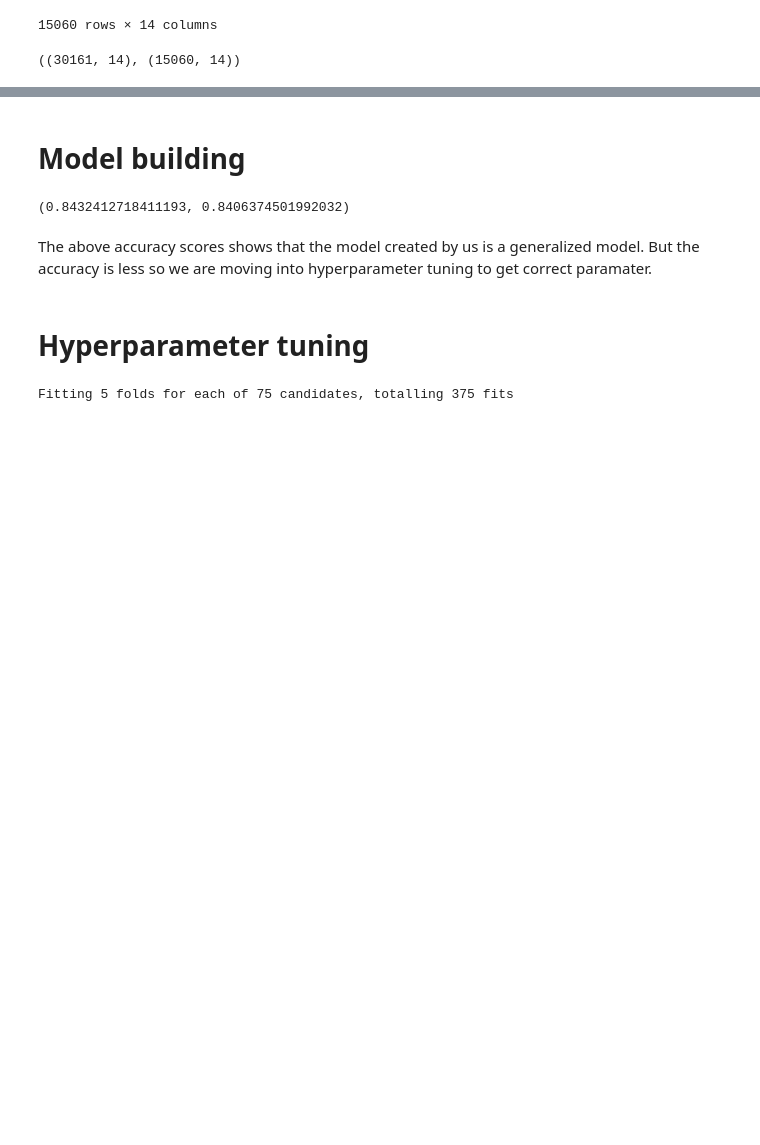
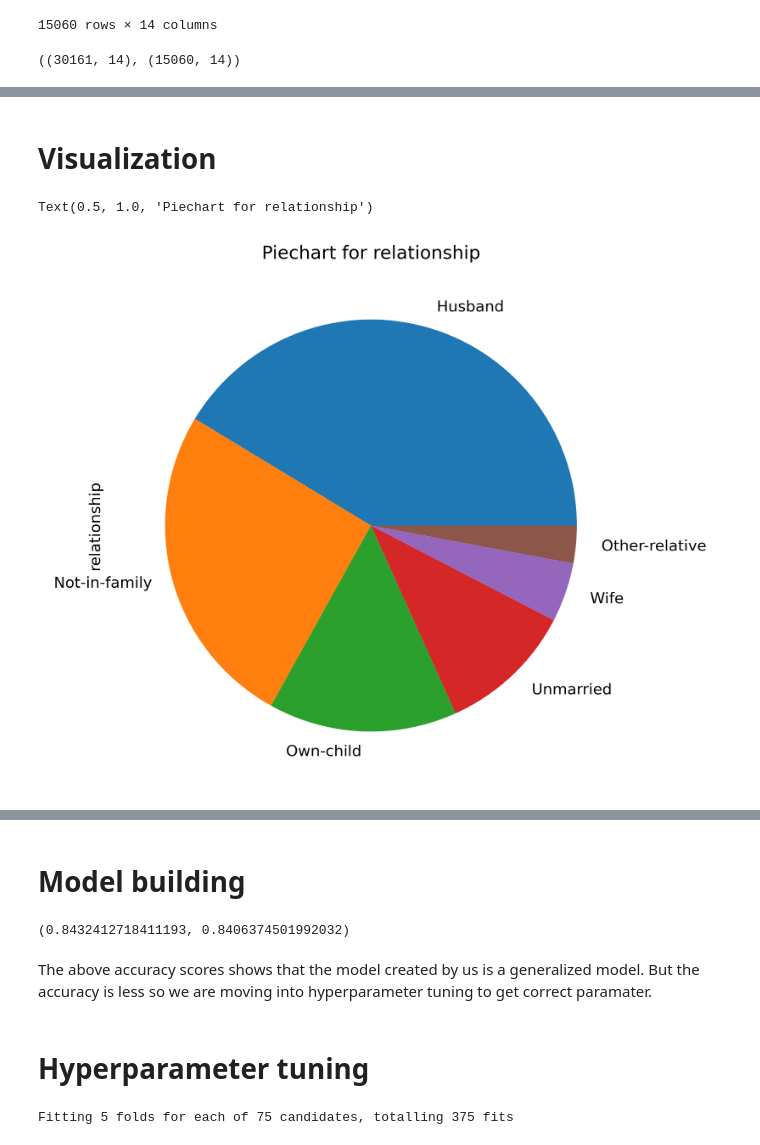
Before and after one commit to Apoorva023/Excelr-Assignment, a Jupyter notebook: SVM/Salary_SVM.ipynb, the cells around one changed output, grey strips where cells are left out. Drawn from its saved outputs; the diff is of its cells as text; code cells hidden in the pictures; blank space fills up the shorter version.

```diff
--- a/SVM/Salary_SVM.ipynb
+++ b/SVM/Salary_SVM.ipynb
@@ -56,0 +79,9 @@ df_train.shape, df_test.shape
+# %% [markdown]
+# Visualization
+# %%
+df_train['relationship'].value_counts().plot(kind='pie')
+plt.tight_layout()
+plt.title('Piechart for relationship')
+# %% [output]
+Text(0.5, 1.0, 'Piechart for relationship')
+[figure, added]
```
Also changed, not shown: parts of 3 cells of this notebook, 1 other file.
